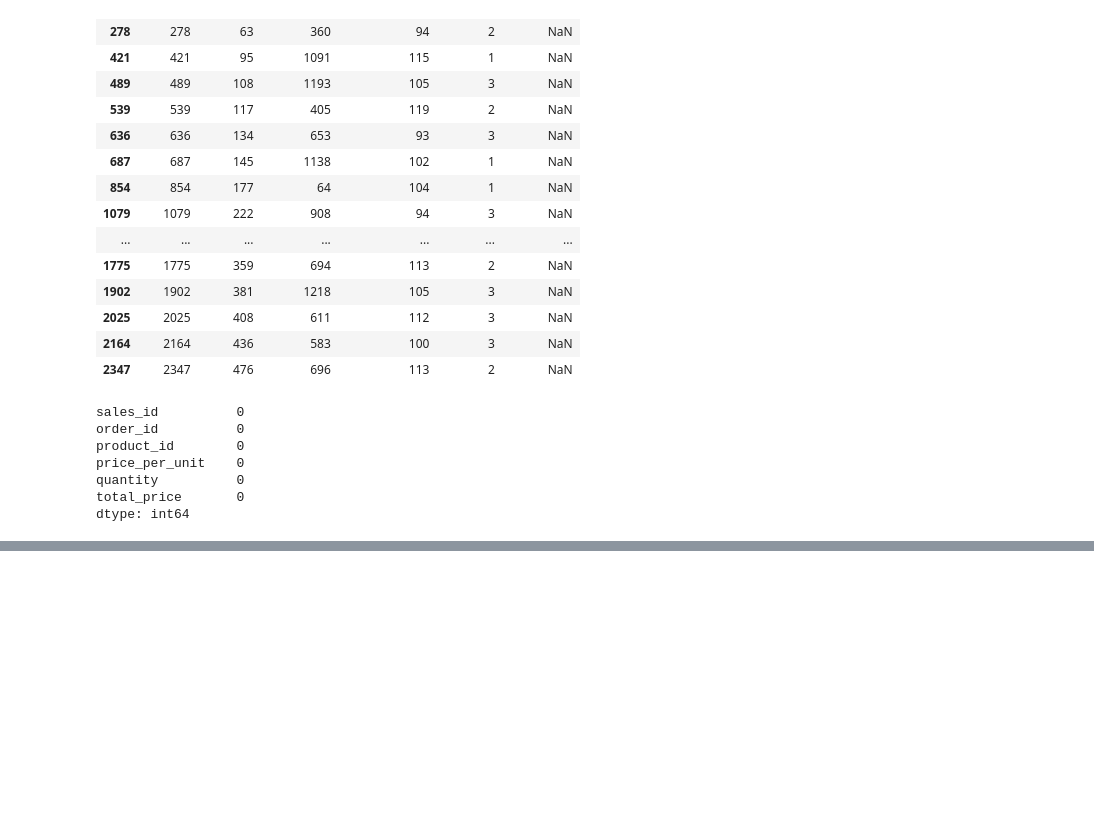
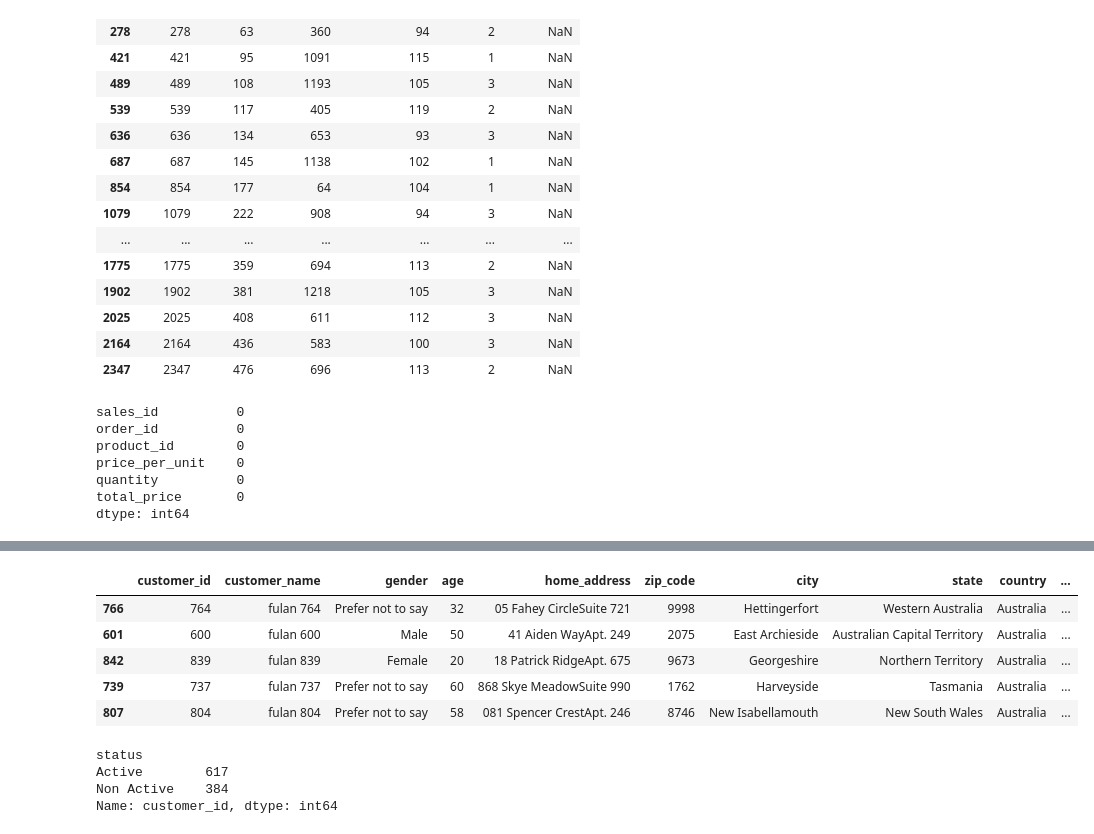
Before and after one commit to tiyasanin1/proyek_analisis_data, a Jupyter notebook: notebook.ipynb, the cells around one changed output, grey strips where cells are left out. Drawn from its saved outputs; the diff is of its cells as text; code cells hidden in the pictures; blank space fills up the shorter version.

```diff
--- a/notebook.ipynb
+++ b/notebook.ipynb
@@ -349,0 +433,18 @@ dtype: int64
+# %%
+customers_id_in_order_df=order_df.customer_id.tolist()
+customers_df['status']=customers_df['customer_id'].apply(lambda x:'Active' if x in customers_id_in_order_df else 'Non Active')
+customers_df.sample(5)
+# %% [output]
+|  | customer_id | customer_name | gender | age | home_address | zip_code | city | state | country | ... |
+| 766 | 764 | fulan 764 | Prefer not to say | 32 | 05 Fahey CircleSuite 721 | 9998 | Hettingerfort | Western Australia | Australia | ... |
+| 601 | 600 | fulan 600 | Male | 50 | 41 Aiden WayApt. 249 | 2075 | East Archieside | Australian Capital Territory | Australia | ... |
+| 842 | 839 | fulan 839 | Female | 20 | 18 Patrick RidgeApt. 675 | 9673 | Georgeshire | Northern Territory | Australia | ... |
+| 739 | 737 | fulan 737 | Prefer not to say | 60 | 868 Skye MeadowSuite 990 | 1762 | Harveyside | Tasmania | Australia | ... |
+| 807 | 804 | fulan 804 | Prefer not to say | 58 | 081 Spencer CrestApt. 246 | 8746 | New Isabellamouth | New South Wales | Australia | ... |
+# %%
+customers_df.groupby(by='status').customer_id.count()
+# %% [output]
+status
+Active        617
+Non Active    384
+Name: customer_id, dtype: int64
```
Also changed, not shown: parts of 11 cells of this notebook.
